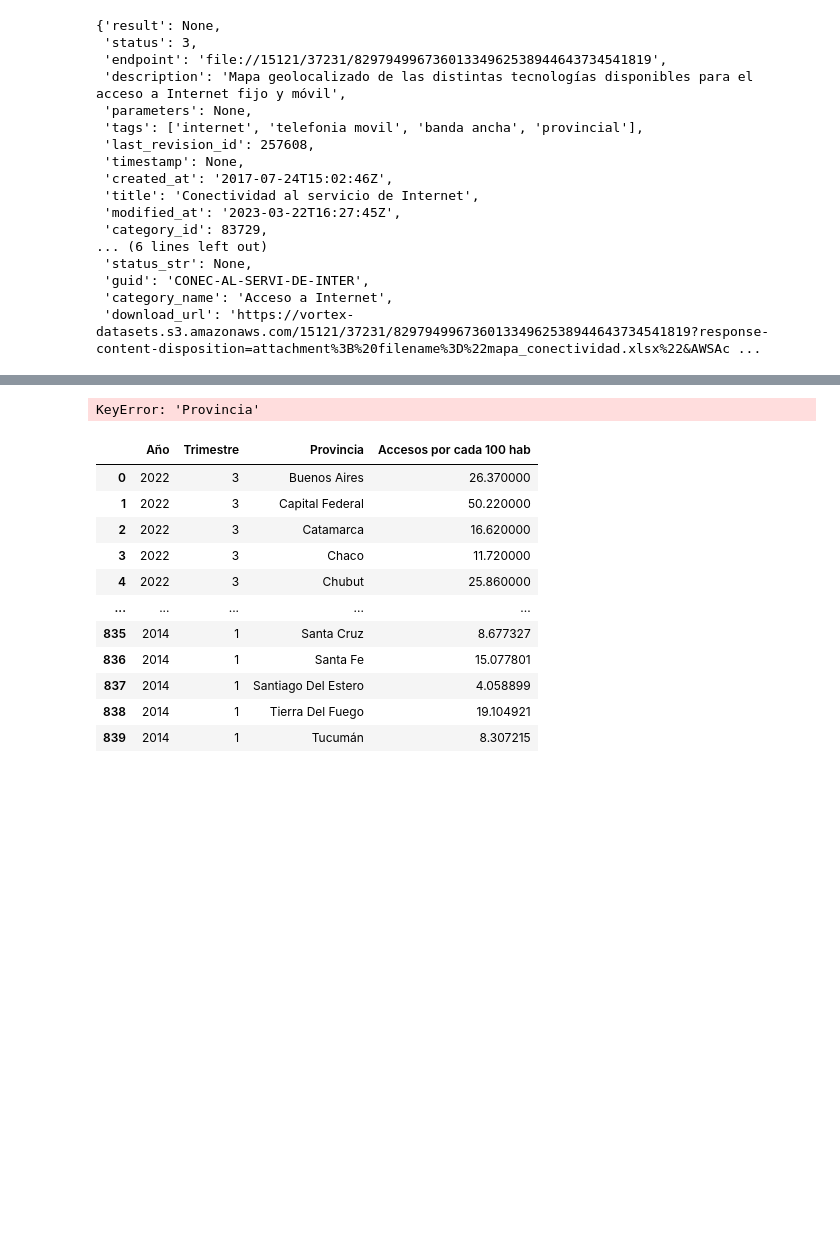
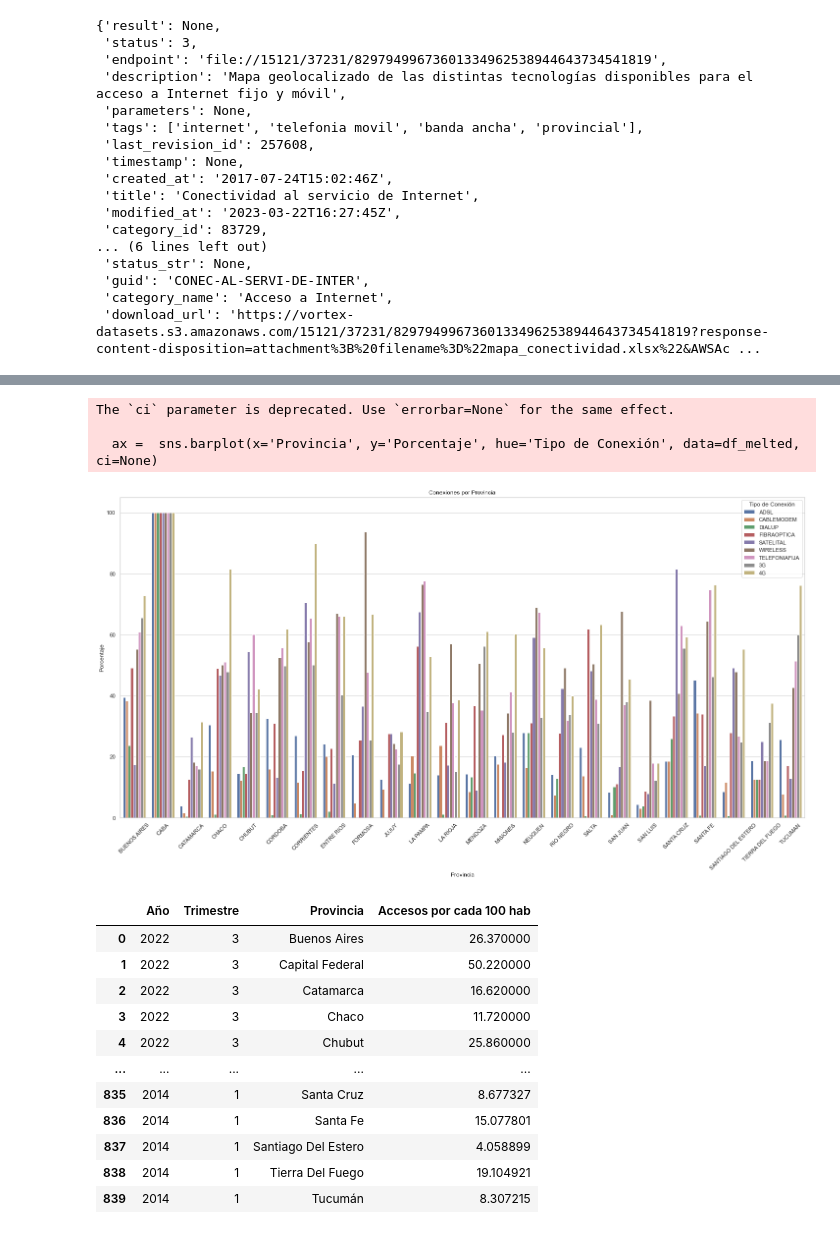
Before and after one commit to Galo0000/Analitics_Proyect, a Jupyter notebook: Extracion_datos.ipynb, the cells around one changed output, grey strips where cells are left out. Cells and saved outputs as stored; diff of their text form; code cells hidden in the pictures; blank space fills up the shorter version.

```diff
--- a/Extracion_datos.ipynb
+++ b/Extracion_datos.ipynb
@@ -160,22 +160,31 @@ df_porcentaje_SI
 # %%
 # Derrite el DataFrame para obtener una columna "Tipo de Conexión" y una columna "Porcentaje"
 df_melted = df_porcentaje_SI.melt(id_vars='Provincia', var_name='Tipo de Conexión', value_name='Porcentaje')
 
 # Configura el estilo de Seaborn
 sns.set(style='whitegrid')
 
+# Aumenta el tamaño del gráfico
+plt.figure(figsize=(25, 12))  # Puedes ajustar el tamaño según tus necesidades
+
 # Crea el gráfico de barras
-sns.barplot(x='Provincia', y='Porcentaje', hue='Tipo de Conexión', data=df_melted, palette='husl', ci=None)
+ax =  sns.barplot(x='Provincia', y='Porcentaje', hue='Tipo de Conexión', data=df_melted, ci=None)
 
 # Ajusta los ejes y el título
 plt.xlabel('Provincia')
 plt.ylabel('Porcentaje')
 plt.title('Conexiones por Provincia')
 
+# Rotar etiquetas del eje x a 45 grados
+ax.set_xticklabels(ax.get_xticklabels(), rotation=45)
+
 # Muestra el gráfico
 plt.show()
 # %% [output]
-KeyError: 'Provincia'
+The `ci` parameter is deprecated. Use `errorbar=None` for the same effect.
+
+  ax =  sns.barplot(x='Provincia', y='Porcentaje', hue='Tipo de Conexión', data=df_melted, ci=None)
+[figure, added]
 # %%
 penetracion_internet = api_resp(result['datasets']+datasets_link[12]["guid"]+'/')
 df_penetracion_internet = pd.read_excel(penetracion_internet['download_url'])
```
